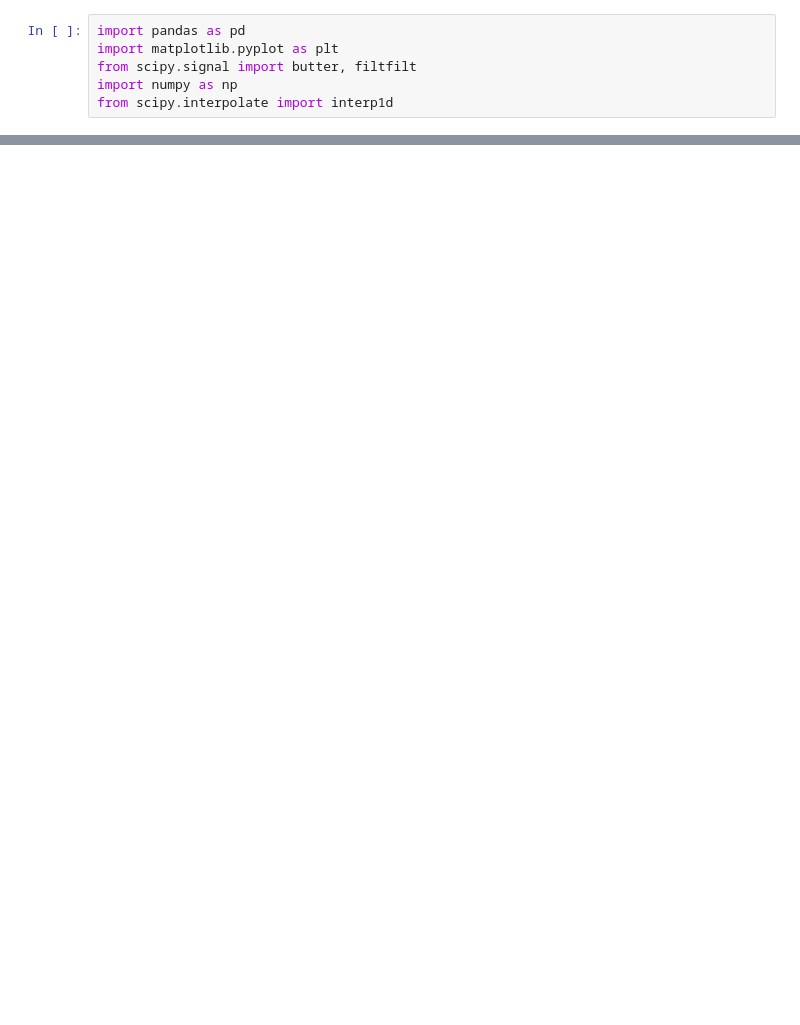
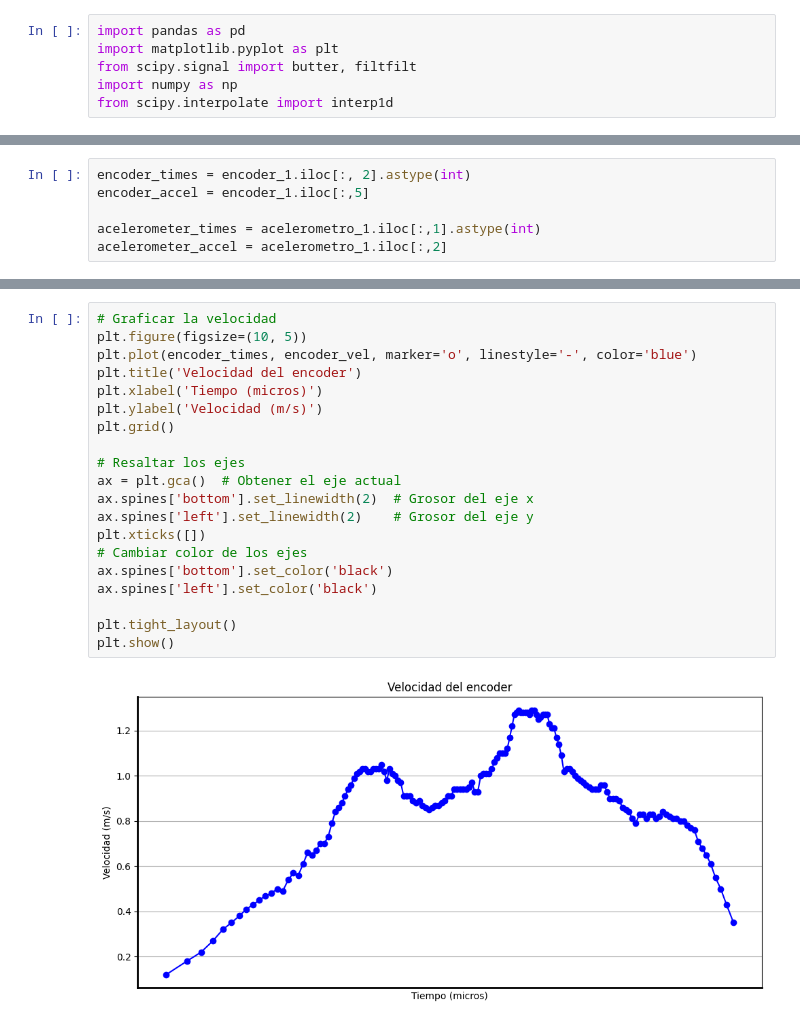
Before and after one commit to Daniesmor/neural_adr_encoder, a Jupyter notebook: time_based_measures.ipynb, the cells around one changed output, grey strips where cells are left out. Drawn from its saved outputs; the diff is of its cells as text; blank space fills up the shorter version.

```diff
--- a/time_based_measures.ipynb
+++ b/time_based_measures.ipynb
@@ -183,0 +127,6 @@ plt.show()
+# %%
+encoder_times = encoder_1.iloc[:, 2].astype(int)
+encoder_accel = encoder_1.iloc[:,5]
+
+acelerometer_times = acelerometro_1.iloc[:,1].astype(int)
+acelerometer_accel = acelerometro_1.iloc[:,2]
@@ -183,0 +229,22 @@ plt.show()
+# %%
+# Graficar la velocidad
+plt.figure(figsize=(10, 5))
+plt.plot(encoder_times, encoder_vel, marker='o', linestyle='-', color='blue')
+plt.title('Velocidad del encoder')
+plt.xlabel('Tiempo (micros)')
+plt.ylabel('Velocidad (m/s)')
+plt.grid()
+
+# Resaltar los ejes
+ax = plt.gca()  # Obtener el eje actual
+ax.spines['bottom'].set_linewidth(2)  # Grosor del eje x
+ax.spines['left'].set_linewidth(2)    # Grosor del eje y
+plt.xticks([])
+# Cambiar color de los ejes
+ax.spines['bottom'].set_color('black')
+ax.spines['left'].set_color('black')
+
+plt.tight_layout()
+plt.show()
+# %% [output]
+[figure, added]
```
Also changed, not shown: parts of 17 cells of this notebook, 24 other files.
